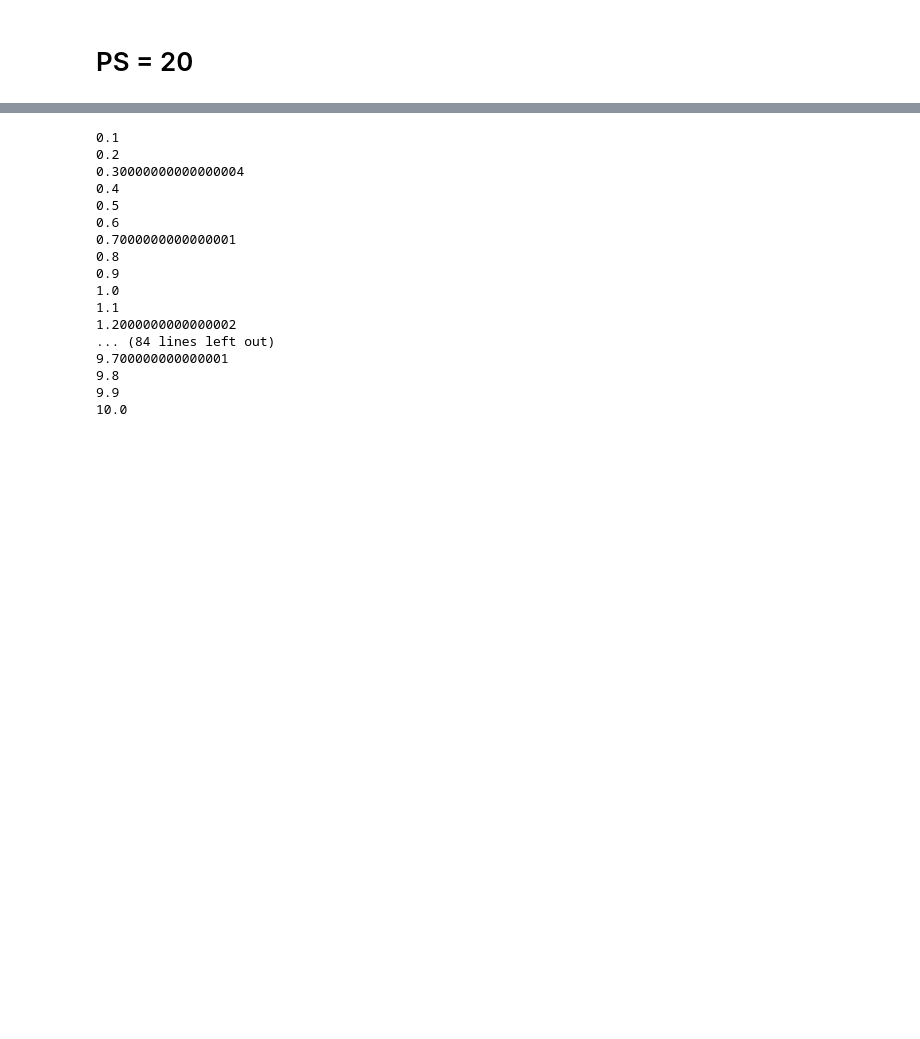
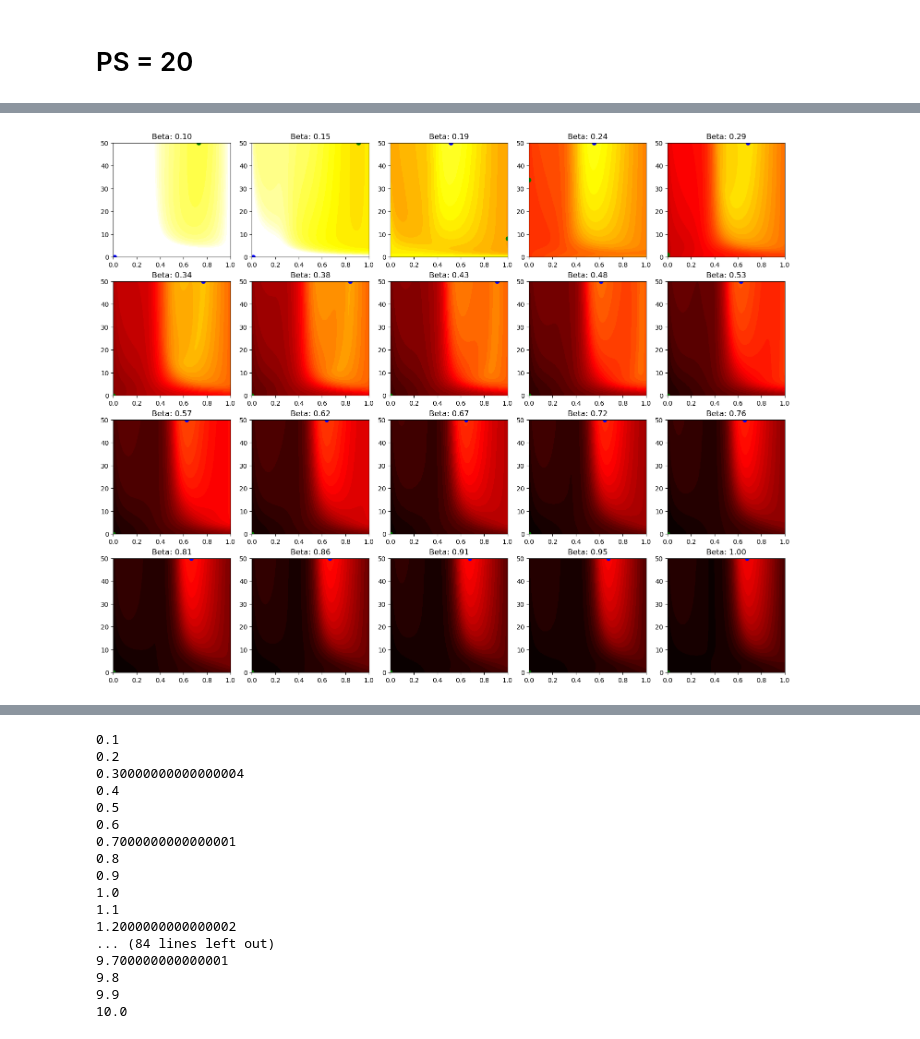
Before and after one commit to Fabio-FS/SIR-BEACON, a Jupyter notebook: notebooks/TESTS_25_11_27.ipynb, the cells around one changed output, grey strips where cells are left out. Drawn from its saved outputs; the diff is of its cells as text; code cells hidden in the pictures; blank space fills up the shorter version.

```diff
--- a/notebooks/TESTS_25_11_27.ipynb
+++ b/notebooks/TESTS_25_11_27.ipynb
@@ -54,22 +52,22 @@ print(coords)
 # %%
 betas = np.linspace(0.1, 1, 20)
-PS = 11
+PS = 5
 i = 0
 
-min_POL = np.zeros(len(betas))
-max_POL = np.zeros(len(betas))
+min_POL3 = np.zeros(len(betas))
+max_POL3 = np.zeros(len(betas))
 
-min_HOM = np.zeros(len(betas))
-max_HOM = np.zeros(len(betas))
+min_HOM3 = np.zeros(len(betas))
+max_HOM3 = np.zeros(len(betas))
 
-NP = 20
-NH = 20
+NP = 100
+NH = 100
 pol_range = {"m": 0, "M": 1, "n": NP}
-homophilic_tendency = {"m": 0, "M": 20, "n": NH}
+homophilic_tendency = {"m": 0, "M": 50, "n": NH}
 for beta in betas:
     print(beta)
     PARAMS["beta_M"] = beta
-    PARAMS["dT"] = 0.1
+    PARAMS["dT"] = 1
     RM_1_L = sweep_two_parameters(
         model_module=SIRM,
         param1_name="beta_params",           # parameter 1 name
@@ -81,7 +79,7 @@ for beta in betas:
         population_size=PS,
         batch_size=2500
     )
-    max_POL[i], max_HOM[i], min_POL[i], min_HOM[i] = calculate_min_max(RM_1_L, pol_range, homophilic_tendency)
+    max_POL3[i], max_HOM3[i], min_POL3[i], min_HOM3[i] = calculate_min_max(RM_1_L, pol_range, homophilic_tendency)
     i += 1
 # %% [output]
 0.1
@@ -103,0 +159,16 @@ for beta in betas:
+# %%
+fig, axs = plt.subplots(4,5, figsize=(15,12), constrained_layout=True)
+coords = [(i // 5, i % 5) for i in range(20)]
+for i in range(len(betas)):
+    row, col = coords[i]
+    ax = axs[row, col]
+    RM_1_L = ALL_RES[i]
+    TI = RM_1_L["final_state"]["I"] + RM_1_L["final_state"]["R"]
+    TI = np.sum(TI, axis=2)
+
+    im = ax.imshow(TI, origin='lower', extent=(0,1,0,50), aspect='auto', cmap=my_map, vmin = 0, vmax = 1)
+    ax.set_title(f"Beta: {betas[i]:.2f}")
+    ax.scatter([min_POL2[i]], [min_HOM2[i]], color='blue')
+    ax.scatter([max_POL2[i]], [max_HOM2[i]], color='green')
+# %% [output]
+[figure, added]
```
Also changed, not shown: parts of 16 cells of this notebook, 23 other files.
